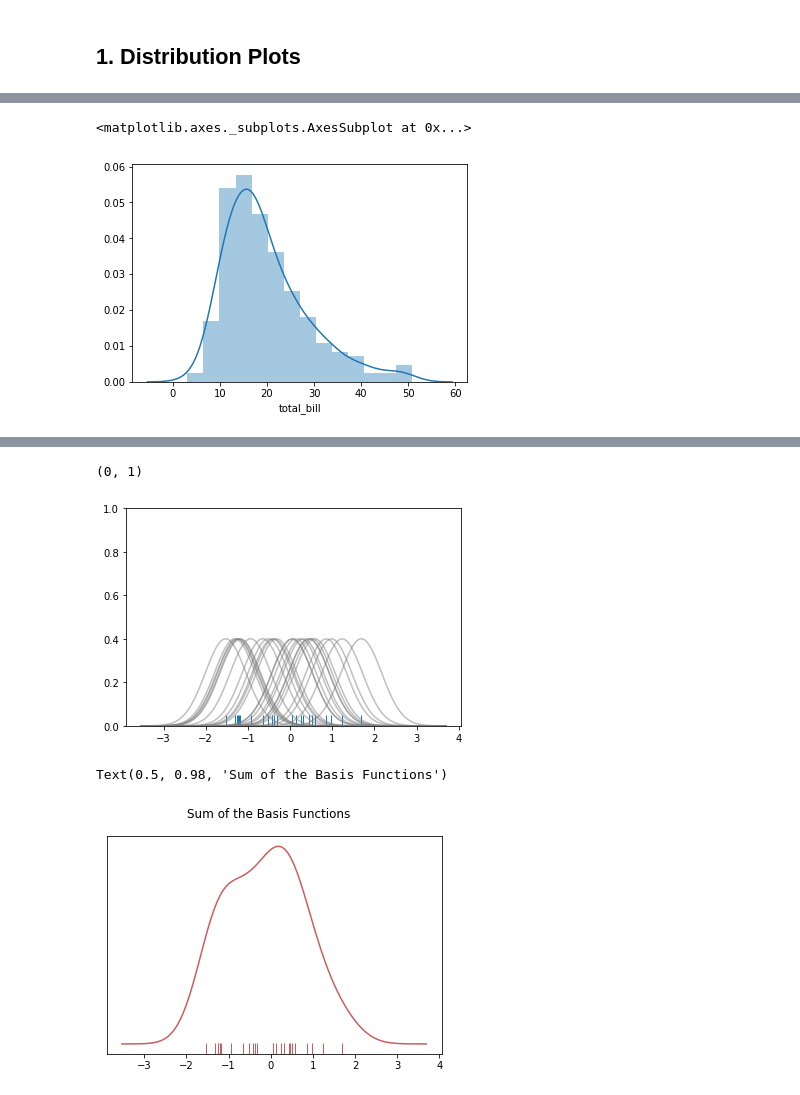
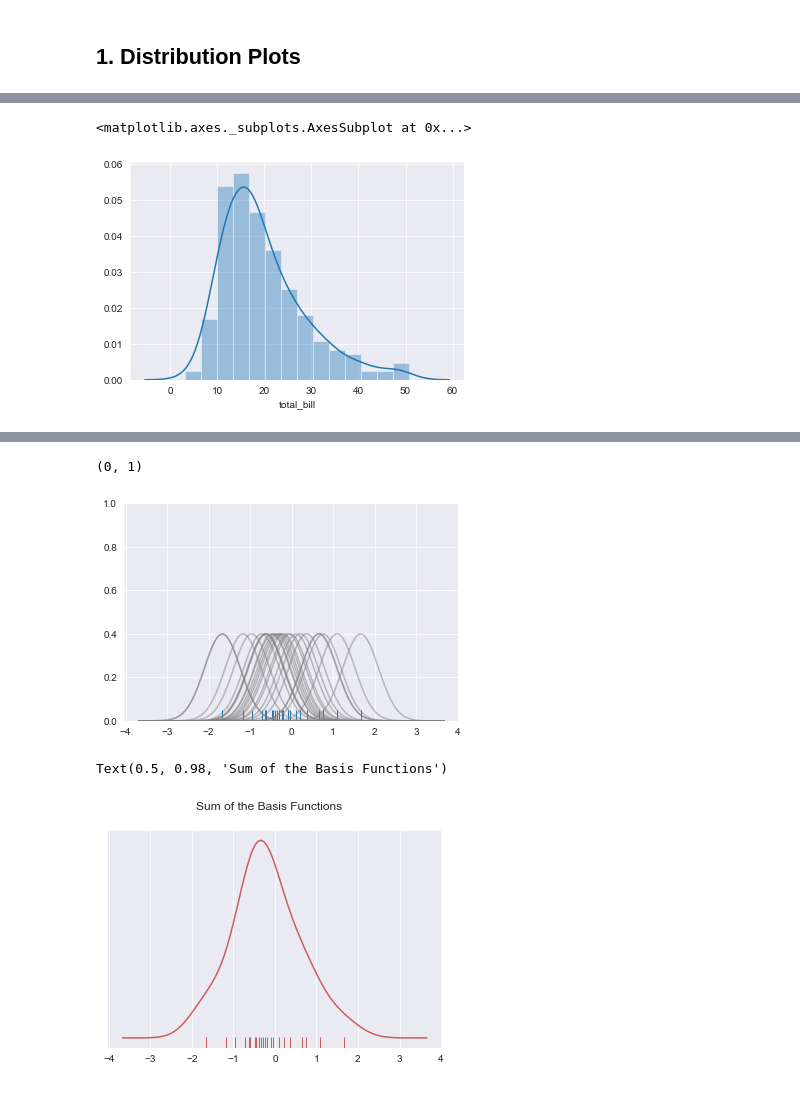
Before and after one commit to appwebtech/Data-Science, a Jupyter notebook: 5_data_visualization_seaborn/Seaborn Data Visualization.ipynb, the cells around one changed output, grey strips where cells are left out. Drawn from its saved outputs; the diff is of its cells as text; code cells hidden in the pictures.

```diff
--- a/5_data_visualization_seaborn/Seaborn Data Visualization.ipynb
+++ b/5_data_visualization_seaborn/Seaborn Data Visualization.ipynb
@@ -104,6 +115,7 @@ sns.pairplot(tips, hue='sex')
 # %%
 # We can use the 'palette' param to use different colors schemes depending on parameters.
 
+sns.set_style('darkgrid')
 sns.pairplot(tips, hue='sex', palette='coolwarm')
 # %% [output]
 <seaborn.axisgrid.PairGrid at 0x...>
@@ -113,6 +125,7 @@ sns.pairplot(tips, hue='sex', palette='coolwarm')
 # It is used to visualise the distribution of the data.
 # As such it is analogous to a histogram with zero-width bins, or a one-dimensional scatter plot.
 
+sns.set_style('darkgrid')
 sns.rugplot(tips['total_bill'])
 # %% [output]
 <matplotlib.axes._subplots.AxesSubplot at 0x...>
@@ -120,10 +133,12 @@ sns.rugplot(tips['total_bill'])
 # %%
 # Comparing a rug plot and  a distribution plot, you can see the intensity is high in the rug plot where
 # the tips are high.
+
+sns.set_style('darkgrid')
 sns.distplot(tips['total_bill'])
 # %% [output]
 <matplotlib.axes._subplots.AxesSubplot at 0x...>
-[figure, old version]
+[figure, new version]
 # %%
 print("\n" * 5)
 # %% [markdown]
@@ -140,7 +155,7 @@ print("\n" * 5)
 import numpy as np
 import matplotlib.pyplot as plt
 from scipy import stats
-
+sns.set_style('darkgrid')
 #Create dataset
 dataset = np.random.randn(25)
 
@@ -178,24 +193,26 @@ for data_point in dataset:
 plt.ylim(0,1)
 # %% [output]
 (0, 1)
-[figure, old version]
+[figure, new version]
 # %%
 # To get the kde plot we can sum these basis functions.
 
+# Apply dark grid
+sns.set_style('darkgrid')
 # Plot the sum of the basis function
 sum_of_kde = np.sum(kernel_list,axis=0)
 
 # Plot figure
 fig = plt.plot(x_axis,sum_of_kde,color='indianred')
 
 # Add the initial rugplot
 sns.rugplot(dataset,c = 'indianred')
 
 # Get rid of y-tick marks
 plt.yticks([])
 
 # Set title
 plt.suptitle("Sum of the Basis Functions")
 # %% [output]
 Text(0.5, 0.98, 'Sum of the Basis Functions')
-[figure, old version]
+[figure, new version]
```
Also changed, not shown: parts of 13 cells of this notebook, 5 other files.
